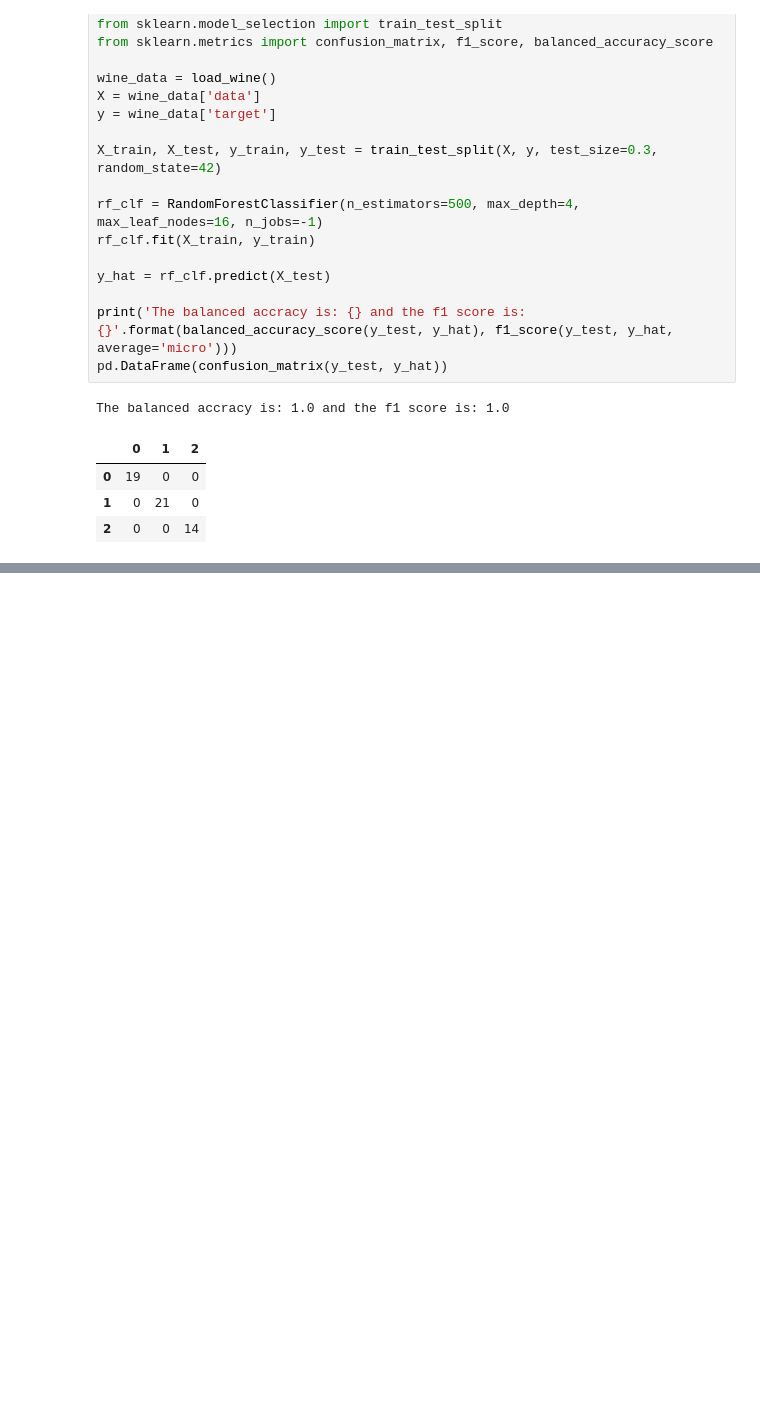
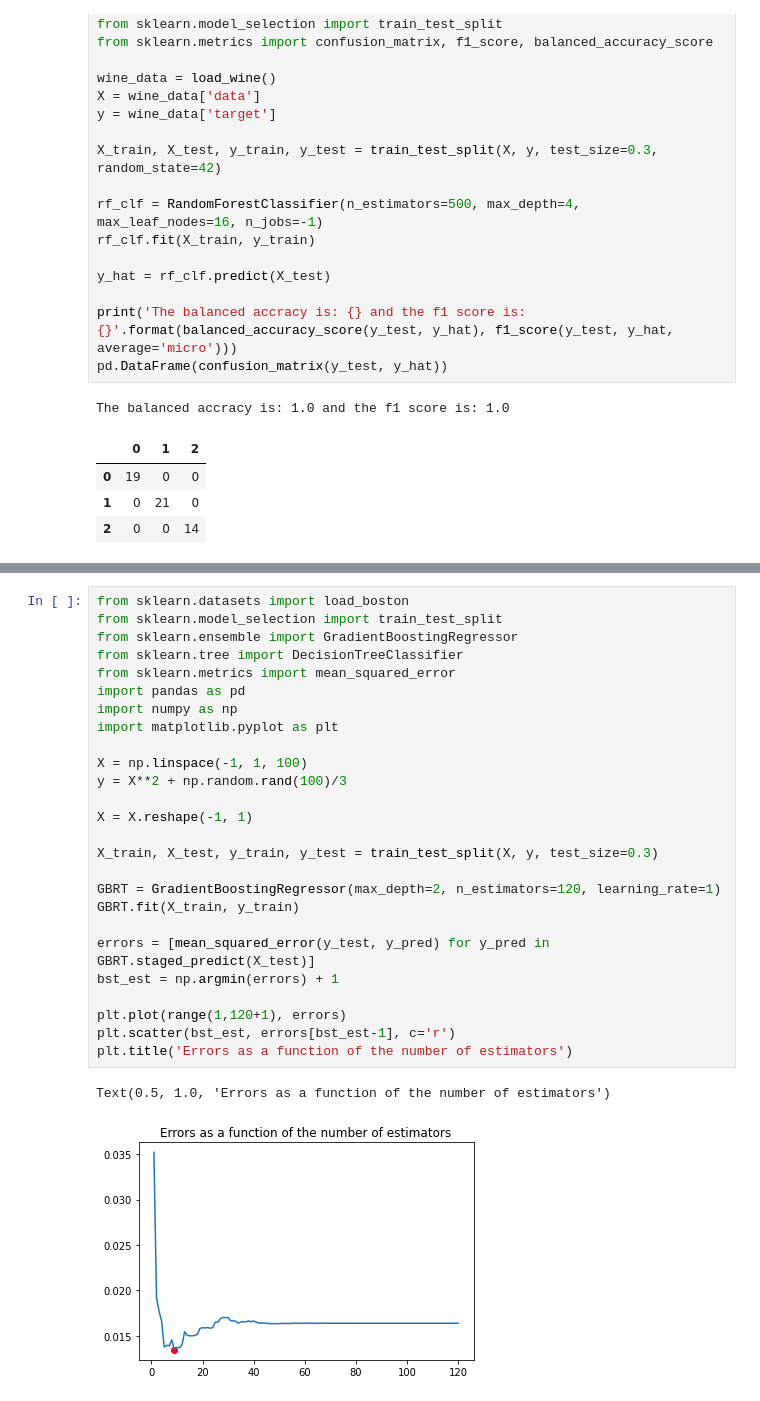
Before and after one commit to mehrdadfazli/ML-overview, a Jupyter notebook: Machine_Learning_Overview.ipynb, the cells around one changed output, grey strips where cells are left out. Saved outputs shown, nothing was run; the diff lists cells and outputs as text; blank space fills up the shorter version.

```diff
--- a/Machine_Learning_Overview.ipynb
+++ b/Machine_Learning_Overview.ipynb
@@ -454,0 +537,29 @@ The balanced accracy is: 1.0 and the f1 score is: 1.0
+# %%
+from sklearn.datasets import load_boston
+from sklearn.model_selection import train_test_split
+from sklearn.ensemble import GradientBoostingRegressor
+from sklearn.tree import DecisionTreeClassifier
+from sklearn.metrics import mean_squared_error
+import pandas as pd
+import numpy as np
+import matplotlib.pyplot as plt
+
+X = np.linspace(-1, 1, 100)
+y = X**2 + np.random.rand(100)/3
+
+X = X.reshape(-1, 1)
+
+X_train, X_test, y_train, y_test = train_test_split(X, y, test_size=0.3)
+
+GBRT = GradientBoostingRegressor(max_depth=2, n_estimators=120, learning_rate=1)
+GBRT.fit(X_train, y_train)
+
+errors = [mean_squared_error(y_test, y_pred) for y_pred in GBRT.staged_predict(X_test)]
+bst_est = np.argmin(errors) + 1
+
+plt.plot(range(1,120+1), errors)
+plt.scatter(bst_est, errors[bst_est-1], c='r')
+plt.title('Errors as a function of the number of estimators')
+# %% [output]
+Text(0.5, 1.0, 'Errors as a function of the number of estimators')
+[figure, added]
```
Also changed, not shown: parts of 8 cells of this notebook.
